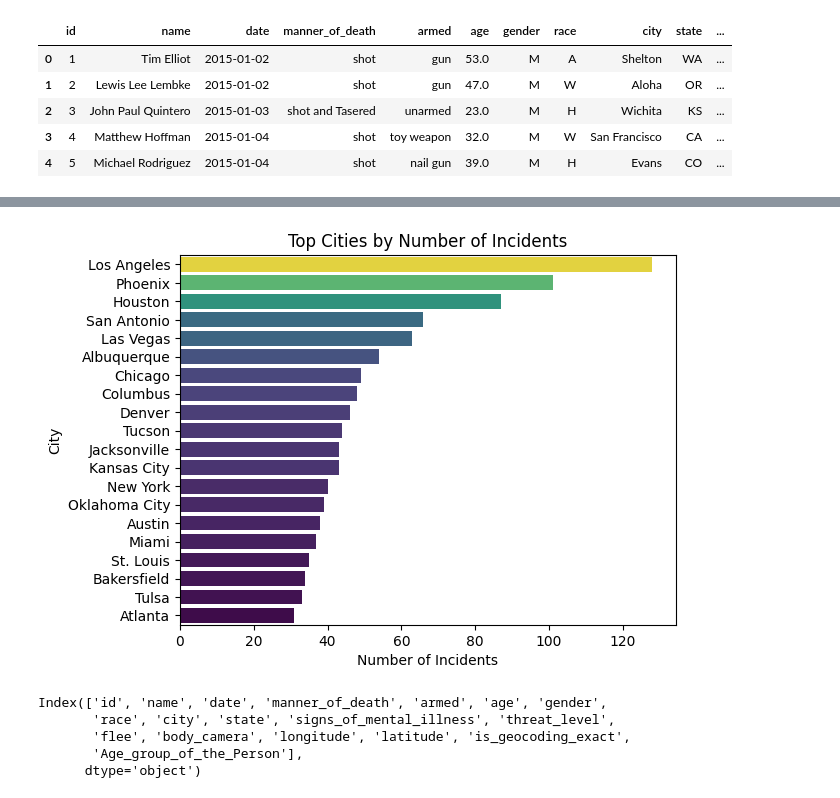
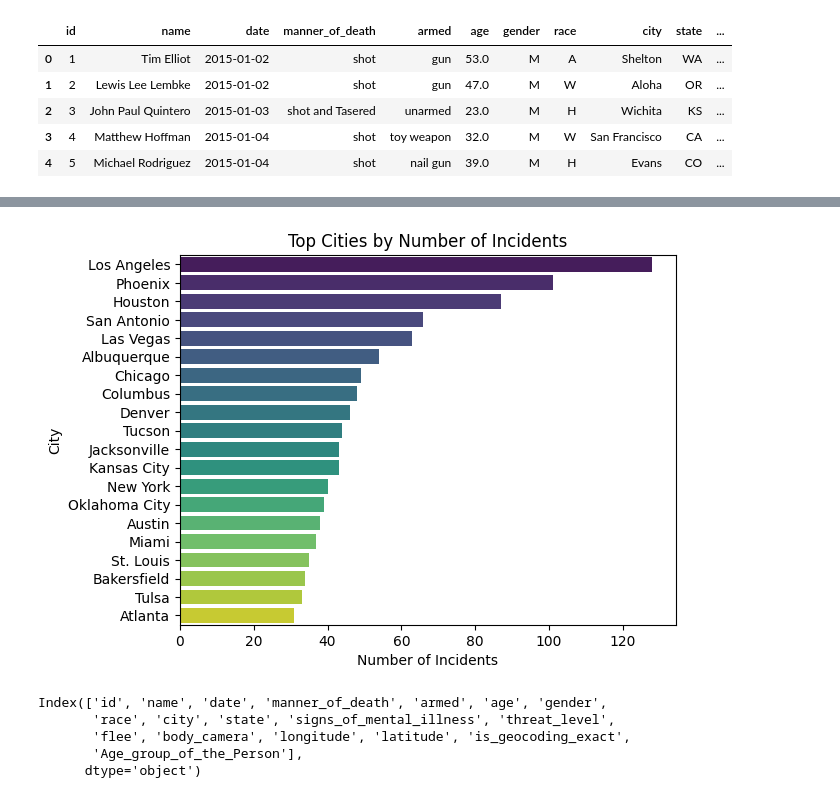
Before and after one commit to sai-charan-b/data-mining-project, a Jupyter notebook: charan_data_analysis.ipynb, the cells around one changed output, grey strips where cells are left out. Drawn from its saved outputs; the diff is of its cells as text; code cells hidden in the pictures.

```diff
--- a/charan_data_analysis.ipynb
+++ b/charan_data_analysis.ipynb
@@ -1,7 +1,7 @@
 # %%
 import pandas as pd
 # %%
-df=pd.read_csv('US Police shootings in from 2015-22.csv')
+df=pd.read_csv('/content/drive/MyDrive/US Police shootings in from 2015-22.csv')
 # %%
 df.columns
 # %% [output]
@@ -208,18 +240,18 @@ fig.show()
 # %%
 # Number of incidents vs the city the incident occured
 
 incident_counts = df['city'].value_counts().reset_index(name='incident_count')
 
 # Selecting the top 20 cities by incident count
 top_cities = incident_counts.head(20)
 
-sns.barplot(x='incident_count', y='city',hue = 'incident_count', data=top_cities, palette='viridis', legend=False)
+sns.barplot(x='incident_count', y='index', data=top_cities, palette='viridis')
 plt.xlabel('Number of Incidents')
 plt.ylabel('City')
 plt.title('Top Cities by Number of Incidents')
 plt.show()
 # %% [output]
-[figure, old version]
+[figure, new version]
 # %%
 df.columns
 # %% [output]
```
Also changed, not shown: parts of 27 cells of this notebook.
